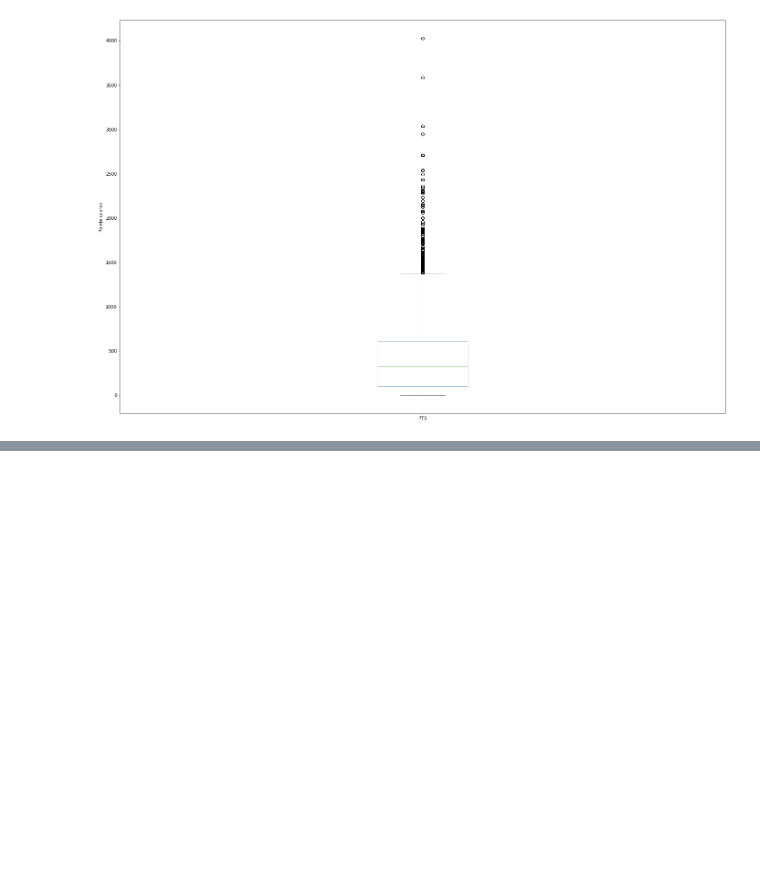
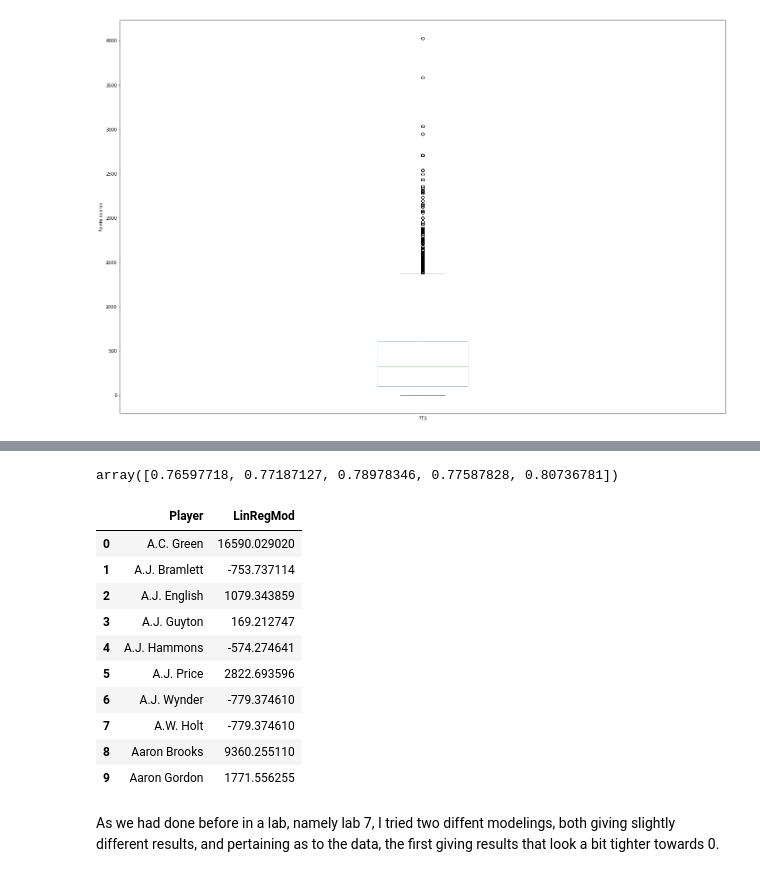
Before and after one commit to CS-UCR/cs105-prj-phase3-tuttifrutti, a Jupyter notebook: EDA.ipynb, the cells around one changed output, grey strips where cells are left out. Drawn from its saved outputs; the diff is of its cells as text; code cells hidden in the pictures; blank space fills up the shorter version.

```diff
--- a/EDA.ipynb
+++ b/EDA.ipynb
@@ -41,0 +124,36 @@ This a graph to show that the more recent games that have been played infact sho
+# %%
+from sklearn.model_selection import cross_val_score
+from sklearn.metrics import mean_squared_error
+from sklearn.preprocessing import StandardScaler
+from sklearn.linear_model import SGDRegressor
+from sklearn.pipeline import make_pipeline
+
+# pipeline and fit to training set
+pipeline = make_pipeline(
+    StandardScaler(),
+    SGDRegressor()
+)
+pipeline.fit(X=X_te, y=y_te)
+
+scores = cross_val_score(pipeline, X=X_te, y=y_te, cv=5)  # cv refers to number of cross-validation cuts
+scores
+# %% [output]
+array([0.76597718, 0.77187127, 0.78978346, 0.77587828, 0.80736781])
+# %%
+Y_predict = pipeline.predict(X=X_te)
+output=pd.DataFrame(data={"Player":SS.index,"LinRegMod":Y_predict})
+output.head(10)
+# %% [output]
+|  | Player | LinRegMod |
+| 0 | A.C. Green | 16590.029020 |
+| 1 | A.J. Bramlett | -753.737114 |
+| 2 | A.J. English | 1079.343859 |
+| 3 | A.J. Guyton | 169.212747 |
+| 4 | A.J. Hammons | -574.274641 |
+| 5 | A.J. Price | 2822.693596 |
+| 6 | A.J. Wynder | -779.374610 |
+| 7 | A.W. Holt | -779.374610 |
+| 8 | Aaron Brooks | 9360.255110 |
+| 9 | Aaron Gordon | 1771.556255 |
+# %% [markdown]
+As we had done before in a lab, namely lab 7, I tried two diffent modelings, both giving slightly different results, and pertaining as to the data, the first giving results that look a bit tighter towards 0.
```
Also changed, not shown: parts of 9 cells of this notebook.
